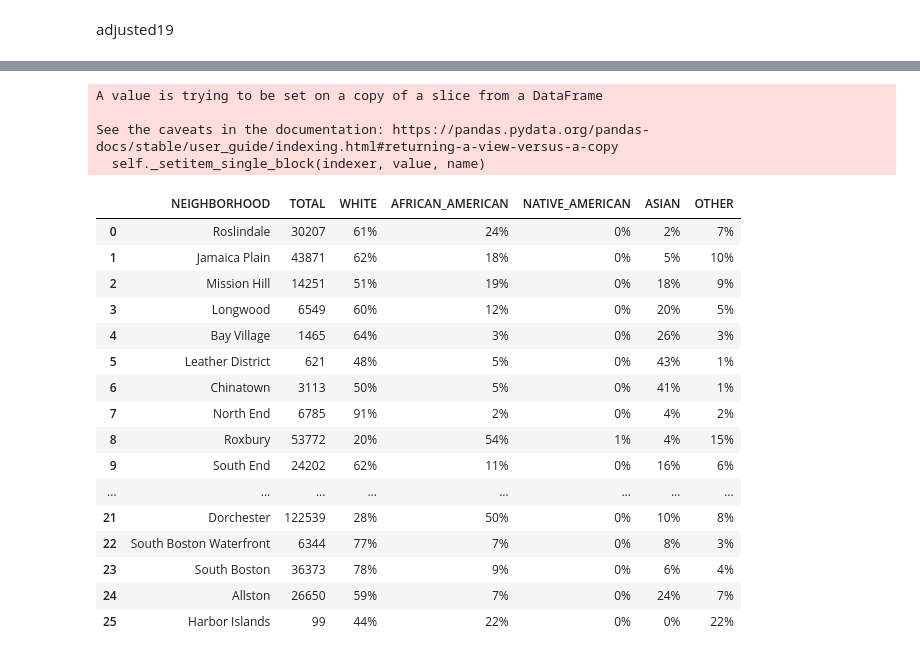
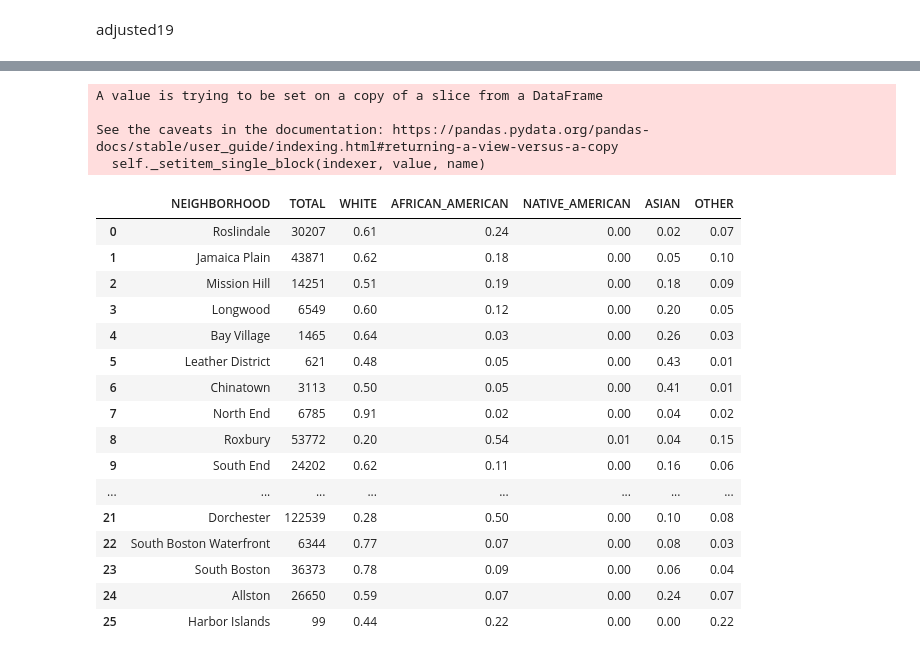
Before and after one commit to yagevlevi/BaystateBanner_Spark, a Jupyter notebook: Voting Patterns/Precincts_To_Neighborhoods.ipynb, the cells around one changed output, grey strips where cells are left out. Cells and saved outputs as stored; diff of their text form; code cells hidden in the pictures.

```diff
--- a/Voting Patterns/Precincts_To_Neighborhoods.ipynb
+++ b/Voting Patterns/Precincts_To_Neighborhoods.ipynb
@@ -398,16 +358,16 @@ for i in range(len(adjusted15)):
             dec = temp[neighb].loc[n]
             adjusted15['YEAR'].loc[i] = 2015
             if temp['WARD_PRECI'].loc[n] == '0502A':
-                adjusted15['VOTES_CAST'].loc[i] += int(df15[df15['WARD_PRECINCT_CODE'] == 502]['VOTES CAST']) * dec
-                adjusted15['BLANKS'].loc[i] += int(df15[df15['WARD_PRECINCT_CODE'] == 502]['BLANKS']) * dec
-                adjusted15['BALLOTS_CAST'].loc[i] += int(df15[df15['WARD_PRECINCT_CODE'] == 502]['BALLOTS CAST']) * dec
-                adjusted15['REGISTERED_VOTERS'].loc[i] += int(df15[df15['WARD_PRECINCT_CODE'] == 502]['Registered Voters']) * dec
+                adjusted15['VOTES_CAST'].loc[i] += round(int(df15[df15['WARD_PRECINCT_CODE'] == 502]['VOTES CAST']) * dec)
+                adjusted15['BLANKS'].loc[i] += round(int(df15[df15['WARD_PRECINCT_CODE'] == 502]['BLANKS']) * dec)
+                adjusted15['BALLOTS_CAST'].loc[i] += round(int(df15[df15['WARD_PRECINCT_CODE'] == 502]['BALLOTS CAST']) * dec)
+                adjusted15['REGISTERED_VOTERS'].loc[i] += round(int(df15[df15['WARD_PRECINCT_CODE'] == 502]['Registered Voters']) * dec)
             else:
                 filt = df15['WARD_PRECINCT_CODE'] == int(temp['WARD_PRECI'].loc[n])
-                adjusted15['VOTES_CAST'].loc[i] += int(df15[filt]['VOTES CAST']) * dec
-                adjusted15['BLANKS'].loc[i] += int(df15[filt]['BLANKS']) * dec
-                adjusted15['BALLOTS_CAST'].loc[i] += int(df15[filt]['BALLOTS CAST']) * dec
-                adjusted15['REGISTERED_VOTERS'].loc[i] += int(df15[filt]['Registered Voters']) * dec
+                adjusted15['VOTES_CAST'].loc[i] += round(int(df15[filt]['VOTES CAST']) * dec)
+                adjusted15['BLANKS'].loc[i] += round(int(df15[filt]['BLANKS']) * dec)
+                adjusted15['BALLOTS_CAST'].loc[i] += round(int(df15[filt]['BALLOTS CAST']) * dec)
+                adjusted15['REGISTERED_VOTERS'].loc[i] += round(int(df15[filt]['Registered Voters']) * dec)
 # %% [output]
 A value is trying to be set on a copy of a slice from a DataFrame
 
@@ -459,16 +399,16 @@ for i in range(len(adjusted17)):
             dec = temp[neighb].loc[n]
             adjusted17['YEAR'].loc[i] = 2017
             if temp['WARD_PRECI'].loc[n] == '0502A':
-                adjusted17['VOTES_CAST'].loc[i] += int(df17[df17['WARD_PRECINCT_CODE'] == 502]['VOTES CAST']) * dec
-                adjusted17['BLANKS'].loc[i] += int(df17[df17['WARD_PRECINCT_CODE'] == 502]['BLANKS']) * dec
-                adjusted17['BALLOTS_CAST'].loc[i] += int(df17[df17['WARD_PRECINCT_CODE'] == 502]['BALLOTS CAST']) * dec
-                adjusted17['REGISTERED_VOTERS'].loc[i] += int(df17[df17['WARD_PRECINCT_CODE'] == 502]['Registered Voters']) * dec
+                adjusted17['VOTES_CAST'].loc[i] += round(int(df17[df17['WARD_PRECINCT_CODE'] == 502]['VOTES CAST']) * dec)
+                adjusted17['BLANKS'].loc[i] += round(int(df17[df17['WARD_PRECINCT_CODE'] == 502]['BLANKS']) * dec)
+                adjusted17['BALLOTS_CAST'].loc[i] += round(int(df17[df17['WARD_PRECINCT_CODE'] == 502]['BALLOTS CAST']) * dec)
+                adjusted17['REGISTERED_VOTERS'].loc[i] += round(int(df17[df17['WARD_PRECINCT_CODE'] == 502]['Registered Voters']) * dec)
             else:
                 filt = df17['WARD_PRECINCT_CODE'] == int(temp['WARD_PRECI'].loc[n])
-                adjusted17['VOTES_CAST'].loc[i] += int(df17[filt]['VOTES CAST']) * dec
-                adjusted17['BLANKS'].loc[i] += int(df17[filt]['BLANKS']) * dec
-                adjusted17['BALLOTS_CAST'].loc[i] += int(df17[filt]['BALLOTS CAST']) * dec
-                adjusted17['REGISTERED_VOTERS'].loc[i] += int(df17[filt]['Registered Voters']) * dec
+                adjusted17['VOTES_CAST'].loc[i] += round(int(df17[filt]['VOTES CAST']) * dec)
+                adjusted17['BLANKS'].loc[i] += round(int(df17[filt]['BLANKS']) * dec)
+                adjusted17['BALLOTS_CAST'].loc[i] += round(int(df17[filt]['BALLOTS CAST']) * dec)
+                adjusted17['REGISTERED_VOTERS'].loc[i] += round(int(df17[filt]['Registered Voters']) * dec)
 # %% [output]
 A value is trying to be set on a copy of a slice from a DataFrame
 
@@ -553,7 +471,7 @@ finished.to_csv('2011-2017_Estimated_Voter_Data_Per_Neighborhood.csv')
 # %%
 finished['Voter Turnout'] = pd.Series([0 for x in range(len(finished))])
 for i in range(len(finished)):
-    finished['Voter Turnout'].loc[i] = finished['VOTES_CAST'].loc[i]/finished['REGISTERED_VOTERS'].loc[i]
+    finished['Voter Turnout'].loc[i] = round(finished['VOTES_CAST'].loc[i]/finished['REGISTERED_VOTERS'].loc[i],2)
 
 finished
 # %% [output]
@@ -606,7 +526,7 @@ cols = list(neigh1015.columns)[2:]
 
 for c in cols:
     for i in range(len(neigh1015)):
-        neigh1015.loc[i, c] = "{:.0%}".format(neigh1015.loc[i, c]/neigh1015.loc[i, 'TOTAL'])
+        neigh1015.loc[i, c] = round(neigh1015.loc[i, c]/neigh1015.loc[i, 'TOTAL'], 2)
 
 neigh1015
 # %% [output]
@@ -641,50 +561,50 @@ neigh1519.insert(0, 'NEIGHBORHOOD', neighborhoods['Name'])
 for i in range(len(neigh1519)):
     neighb = neigh1519['NEIGHBORHOOD'].loc[i]
     temp = props2[['WARD_PRECI', neighb]]
     for n in range(len(temp)):
         if temp[neighb].loc[n] != 0:
             dec = temp[neighb].loc[n]
             filt = df1519['WARD_PRECI'] == temp['WARD_PRECI'].loc[n]
             neigh1519['TOTAL'].iloc[i] += df1519[filt]['TOTAL'] * dec
             neigh1519['WHITE'].iloc[i] += df1519[filt]['WHITE'] * dec
             neigh1519['AFRICAN_AMERICAN'].iloc[i] += df1519[filt]['AFRICAN_AMERICAN'] * dec
             neigh1519['NATIVE_AMERICAN'].iloc[i] += df1519[filt]['NATIVE_AMERICAN'] * dec
             neigh1519['ASIAN'].iloc[i] += df1519[filt]['ASIAN'] * dec
             neigh1519['OTHER'].iloc[i] += df1519[filt]['OTHER'] * dec
 
 for c in neigh1519.columns:
     if c != 'NEIGHBORHOOD':
         neigh1519[c] = neigh1519[c].round().astype(int)
 
 cols = list(neigh1519.columns)[2:]
 
 for c in cols:
     for i in range(len(neigh1519)):
-        neigh1519.loc[i, c] = "{:.0%}".format(neigh1519.loc[i, c]/neigh1519.loc[i, 'TOTAL'])
+        neigh1519.loc[i, c] = round(neigh1519.loc[i, c]/neigh1519.loc[i, 'TOTAL'], 2)
 
 neigh1519
 # %% [output]
 A value is trying to be set on a copy of a slice from a DataFrame
 
 See the caveats in the documentation: https://pandas.pydata.org/pandas-docs/stable/user_guide/indexing.html#returning-a-view-versus-a-copy
   self._setitem_single_block(indexer, value, name)
 |  | NEIGHBORHOOD | TOTAL | WHITE | AFRICAN_AMERICAN | NATIVE_AMERICAN | ASIAN | OTHER |
-| 0 | Roslindale | 30207 | 61% | 24% | 0% | 2% | 7% |
-| 1 | Jamaica Plain | 43871 | 62% | 18% | 0% | 5% | 10% |
-| 2 | Mission Hill | 14251 | 51% | 19% | 0% | 18% | 9% |
-| 3 | Longwood | 6549 | 60% | 12% | 0% | 20% | 5% |
-| 4 | Bay Village | 1465 | 64% | 3% | 0% | 26% | 3% |
-| 5 | Leather District | 621 | 48% | 5% | 0% | 43% | 1% |
-| 6 | Chinatown | 3113 | 50% | 5% | 0% | 41% | 1% |
-| 7 | North End | 6785 | 91% | 2% | 0% | 4% | 2% |
-| 8 | Roxbury | 53772 | 20% | 54% | 1% | 4% | 15% |
-| 9 | South End | 24202 | 62% | 11% | 0% | 16% | 6% |
+| 0 | Roslindale | 30207 | 0.61 | 0.24 | 0.00 | 0.02 | 0.07 |
+| 1 | Jamaica Plain | 43871 | 0.62 | 0.18 | 0.00 | 0.05 | 0.10 |
+| 2 | Mission Hill | 14251 | 0.51 | 0.19 | 0.00 | 0.18 | 0.09 |
+| 3 | Longwood | 6549 | 0.60 | 0.12 | 0.00 | 0.20 | 0.05 |
+| 4 | Bay Village | 1465 | 0.64 | 0.03 | 0.00 | 0.26 | 0.03 |
+| 5 | Leather District | 621 | 0.48 | 0.05 | 0.00 | 0.43 | 0.01 |
+| 6 | Chinatown | 3113 | 0.50 | 0.05 | 0.00 | 0.41 | 0.01 |
+| 7 | North End | 6785 | 0.91 | 0.02 | 0.00 | 0.04 | 0.02 |
+| 8 | Roxbury | 53772 | 0.20 | 0.54 | 0.01 | 0.04 | 0.15 |
+| 9 | South End | 24202 | 0.62 | 0.11 | 0.00 | 0.16 | 0.06 |
 | ... | ... | ... | ... | ... | ... | ... | ... |
-| 21 | Dorchester | 122539 | 28% | 50% | 0% | 10% | 8% |
-| 22 | South Boston Waterfront | 6344 | 77% | 7% | 0% | 8% | 3% |
-| 23 | South Boston | 36373 | 78% | 9% | 0% | 6% | 4% |
-| 24 | Allston | 26650 | 59% | 7% | 0% | 24% | 7% |
-| 25 | Harbor Islands | 99 | 44% | 22% | 0% | 0% | 22% |
+| 21 | Dorchester | 122539 | 0.28 | 0.50 | 0.00 | 0.10 | 0.08 |
+| 22 | South Boston Waterfront | 6344 | 0.77 | 0.07 | 0.00 | 0.08 | 0.03 |
+| 23 | South Boston | 36373 | 0.78 | 0.09 | 0.00 | 0.06 | 0.04 |
+| 24 | Allston | 26650 | 0.59 | 0.07 | 0.00 | 0.24 | 0.07 |
+| 25 | Harbor Islands | 99 | 0.44 | 0.22 | 0.00 | 0.00 | 0.22 |
 # %%
 neigh1519.to_csv('Boston_Neighborhood_Demographics_Based_On_ACS_5Year_Estimates_2015-19.csv')
 # %%
```
Also changed, not shown: parts of 11 cells of this notebook, 10 other files.
